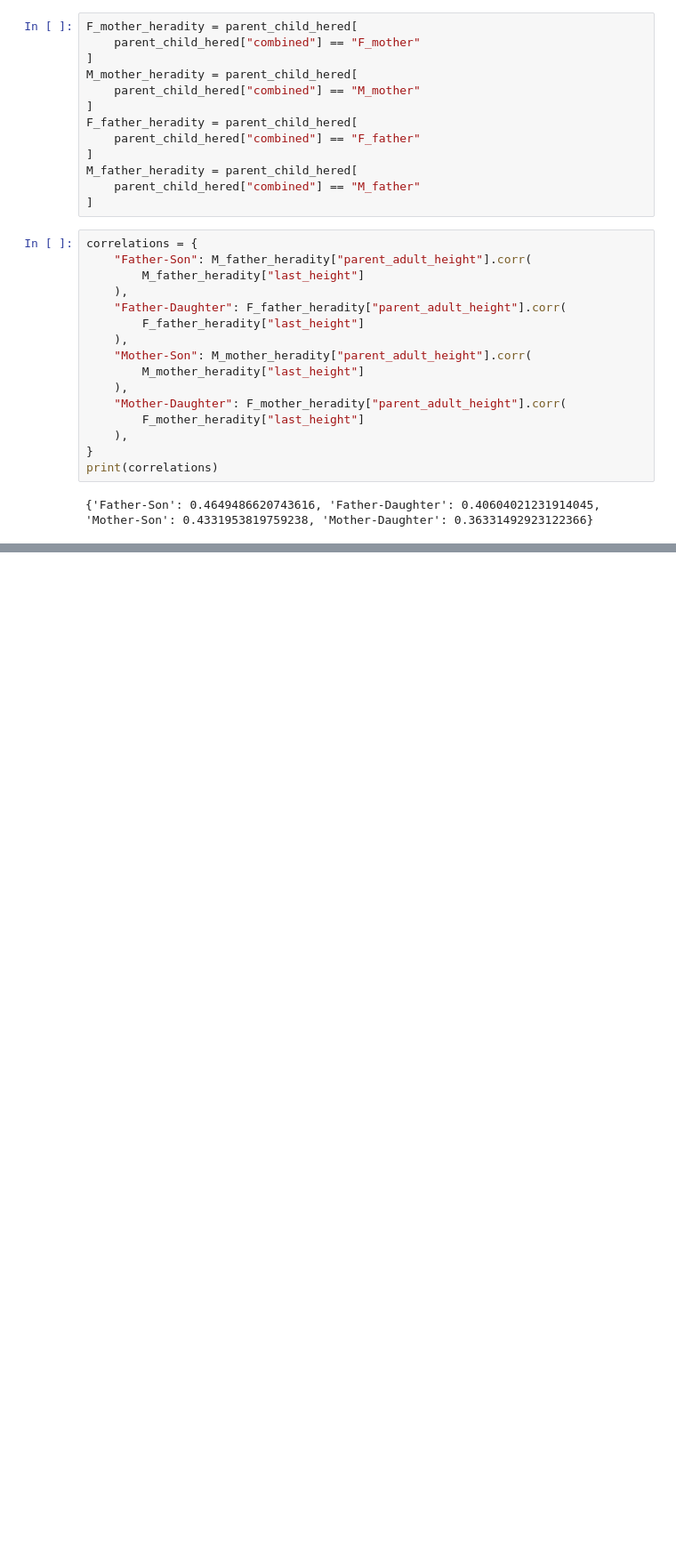
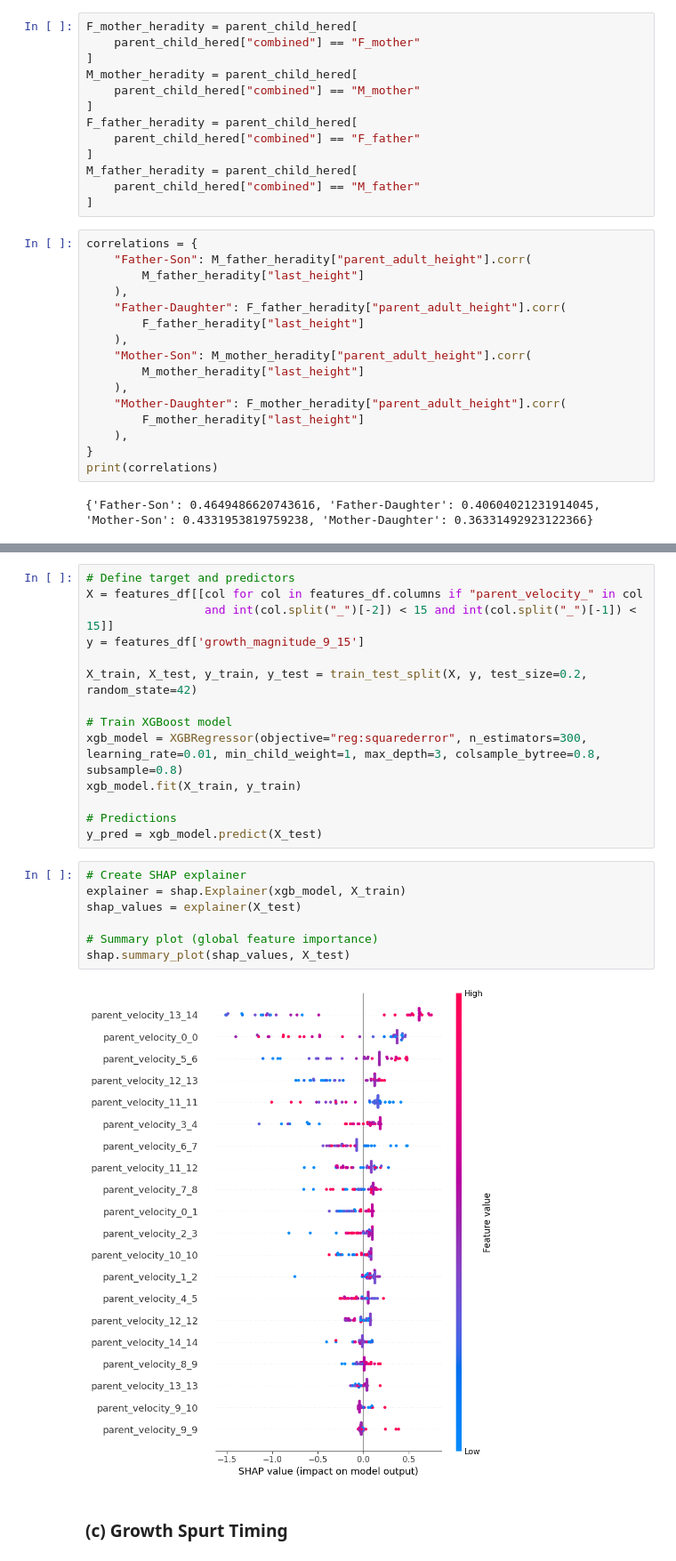
Before and after one commit to aavalose/aliens_height, a Jupyter notebook: final_notebook.ipynb, the cells around one changed output, grey strips where cells are left out. Shown at 89% size. Saved outputs shown, nothing was run; the diff lists cells and outputs as text; blank space fills up the shorter version.

```diff
--- a/final_notebook.ipynb
+++ b/final_notebook.ipynb
@@ -1571,0 +1731,25 @@ print(correlations)
+# %%
+# Define target and predictors
+X = features_df[[col for col in features_df.columns if "parent_velocity_" in col
+                 and int(col.split("_")[-2]) < 15 and int(col.split("_")[-1]) < 15]]
+y = features_df['growth_magnitude_9_15']
+
+X_train, X_test, y_train, y_test = train_test_split(X, y, test_size=0.2, random_state=42)
+
+# Train XGBoost model
+xgb_model = XGBRegressor(objective="reg:squarederror", n_estimators=300, learning_rate=0.01, min_child_weight=1, max_depth=3, colsample_bytree=0.8, subsample=0.8)
+xgb_model.fit(X_train, y_train)
+
+# Predictions
+y_pred = xgb_model.predict(X_test)
+# %%
+# Create SHAP explainer
+explainer = shap.Explainer(xgb_model, X_train)
+shap_values = explainer(X_test)
+
+# Summary plot (global feature importance)
+shap.summary_plot(shap_values, X_test)
+# %% [output]
+[figure, added]
+# %% [markdown]
+### (c) Growth Spurt Timing
```
Also changed, not shown: parts of 17 cells of this notebook.
